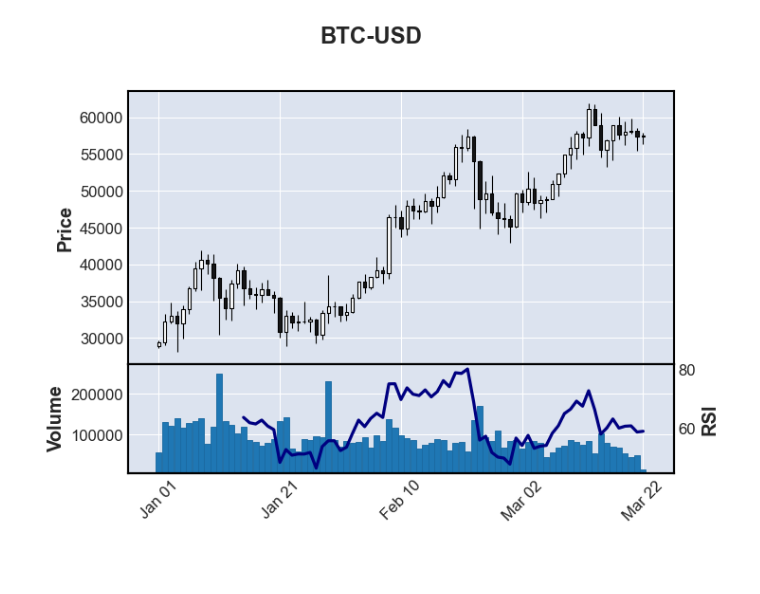
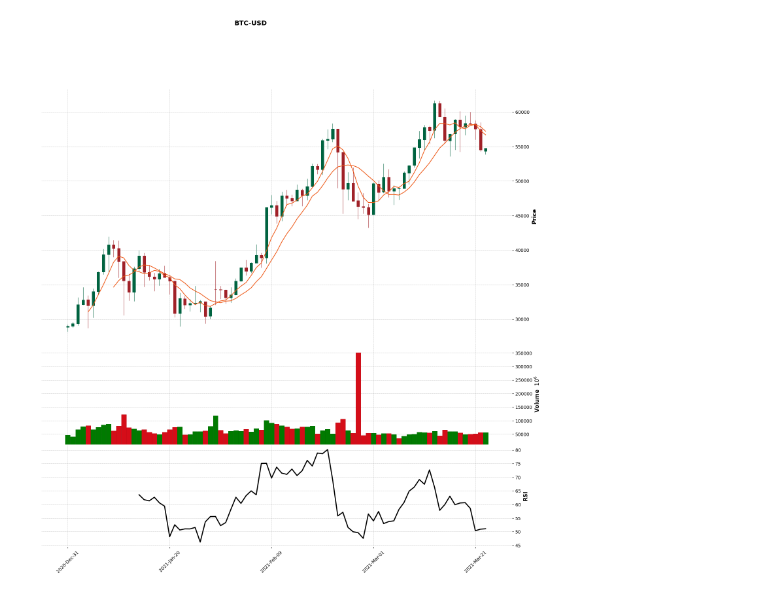
Before and after one commit to bitcoin-straight-up/tyga-ver., a Jupyter notebook: 0322/Bitcoin.ipynb, the cells around one changed output. Drawn from its saved outputs; the diff is of its cells as text; code cells hidden in the pictures; blank space fills up the shorter version.

```diff
--- a/0322/Bitcoin.ipynb
+++ b/0322/Bitcoin.ipynb
@@ -78,7 +78,3 @@ def PeriodToMs(period):
         except ValueError:
             pass
     return Ms
-# %%
-if __name__ == "__main__":
-    klines = GetKline(url, symbol, '1d', ToMs('2021-01-01 08:00:00'))
-    print (klines)
@@ -104,8 +82,9 @@ date
 def RSI(df, period):
     return abstract.RSI(df, timeperiod=period)
 # %%
+#讀取yahoo財經
 df = web.DataReader('BTC-USD','yahoo','2021-01-01')
-index  = mpf.make_addplot(RSI(klines, 14), panel = 1, ylabel = 'RSI', color = 'navy')
-mpf.plot(klines, type = 'candle', title = 'BTC-USD',addplot = [index],volume = True)
+index  = mpf.make_addplot(RSI(klines, 14), panel = 2, ylabel = 'RSI', color = 'black')
+mpf.plot(df, type = 'candle',style = 'charles',mav =(5,10),addplot = [index],volume = True,title = 'BTC-USD',figsize=(15,15))
 # %% [output]
-[figure, old version]
+[figure, new version]
```
Also changed, not shown: parts of 1 cell of this notebook.
